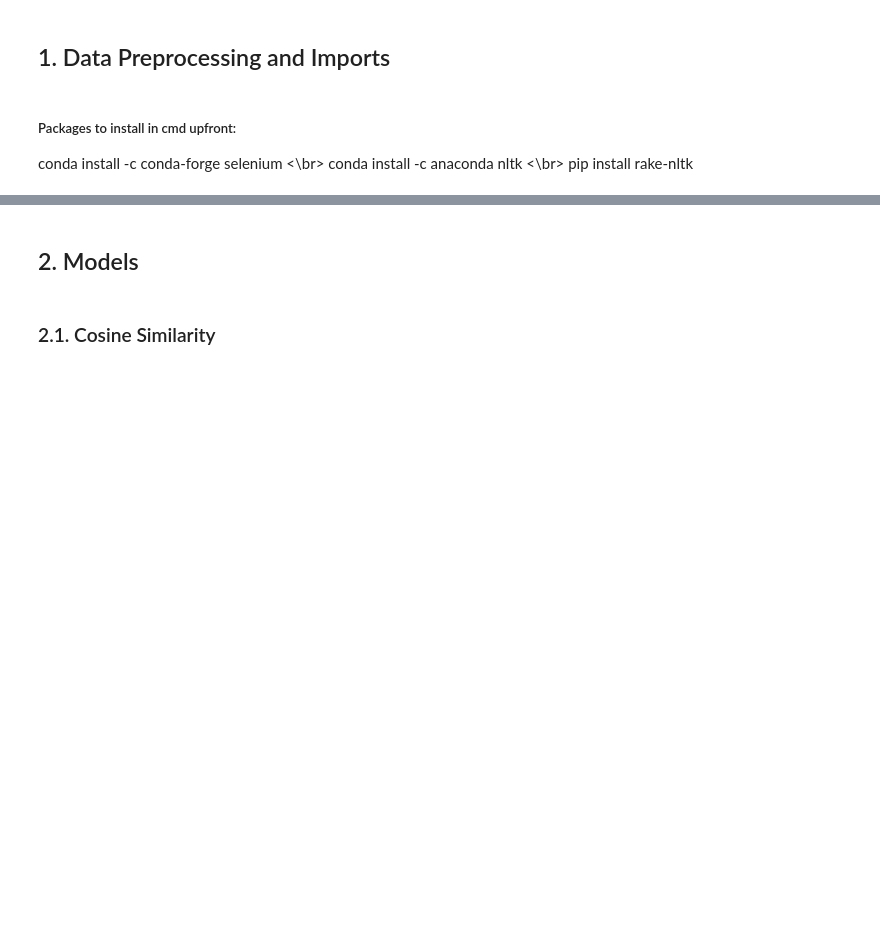
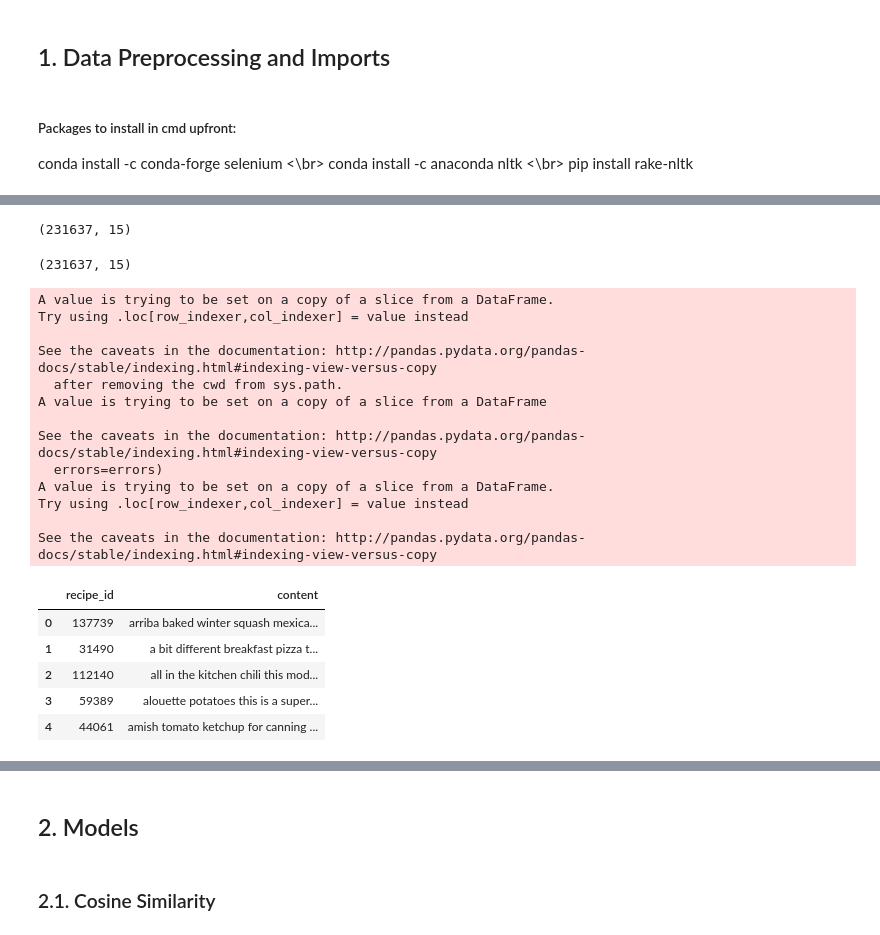
Before and after one commit to CaroHolt/WebMiningRecipeProject, a Jupyter notebook: code/Content Mining Overall.ipynb, the cells around one changed output, grey strips where cells are left out. Saved outputs shown, nothing was run; the diff lists cells and outputs as text; code cells hidden in the pictures; blank space fills up the shorter version.

```diff
--- a/code/Content Mining Overall.ipynb
+++ b/code/Content Mining Overall.ipynb
@@ -30,3 +25,8 @@ recipes_data = pd.read_csv(
+# %%
+interactions_data = pd.read_csv(
+        'Data/RAW_interactions.csv')
+recipes_data = pd.read_csv(
+        'Data/RAW_recipes.csv')
 # %%
 # Rename columns to more explanatory names
 recipes_data.rename(columns={"id": "recipe_id"}, inplace=True)
@@ -84,0 +191,8 @@ df_rmerged = recipes_data.join(num_interactions, how="left", on="recipe_id").joi
+# %%
+helper = pd.unique(interactions_data['recipe_id'])
+df_rfiltered = df_rmerged[df_rmerged.recipe_id.isin(helper)]
+print(df_rmerged.shape)
+df_rfiltered.shape
+# %% [output]
+(231637, 15)
+(231637, 15)
@@ -84,0 +207,28 @@ df_rmerged = recipes_data.join(num_interactions, how="left", on="recipe_id").joi
+# %%
+#flatten steps data
+df_rfiltered.steps = df_rfiltered.loc[:, ('steps')].str.replace("\[", "").str.replace("'", "").str.replace("\]", "").str.replace(",","").copy()
+
+#create content df
+df_content = create_input(df_rfiltered[['recipe_id', 'name','description', 'steps']], ['name','description', 'steps'])
+
+df_content.head()
+# %% [output]
+A value is trying to be set on a copy of a slice from a DataFrame.
+Try using .loc[row_indexer,col_indexer] = value instead
+
+See the caveats in the documentation: http://pandas.pydata.org/pandas-docs/stable/indexing.html#indexing-view-versus-copy
+  after removing the cwd from sys.path.
+A value is trying to be set on a copy of a slice from a DataFrame
+
+See the caveats in the documentation: http://pandas.pydata.org/pandas-docs/stable/indexing.html#indexing-view-versus-copy
+  errors=errors)
+A value is trying to be set on a copy of a slice from a DataFrame.
+Try using .loc[row_indexer,col_indexer] = value instead
+
+See the caveats in the documentation: http://pandas.pydata.org/pandas-docs/stable/indexing.html#indexing-view-versus-copy
+|  | recipe_id | content |
+| 0 | 137739 | arriba baked winter squash mexica... |
+| 1 | 31490 | a bit different breakfast pizza t... |
+| 2 | 112140 | all in the kitchen chili this mod... |
+| 3 | 59389 | alouette potatoes this is a super... |
+| 4 | 44061 | amish tomato ketchup for canning ... |
```
Also changed, not shown: parts of 19 cells of this notebook.
